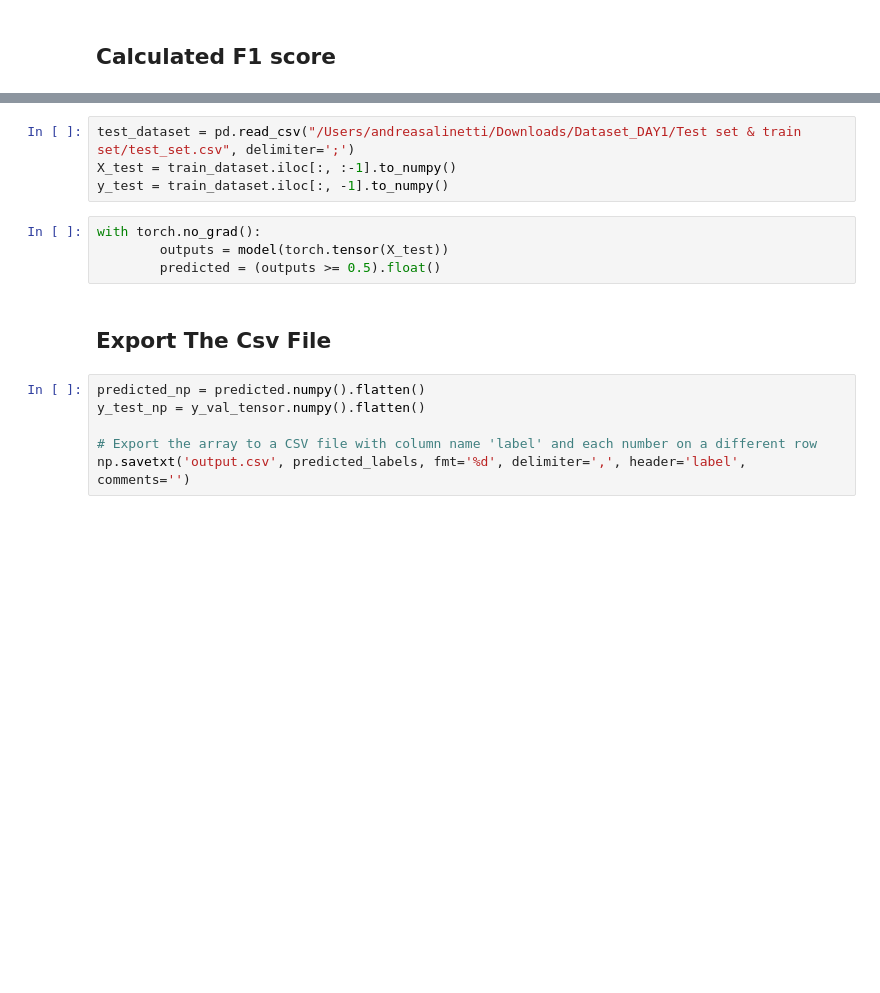
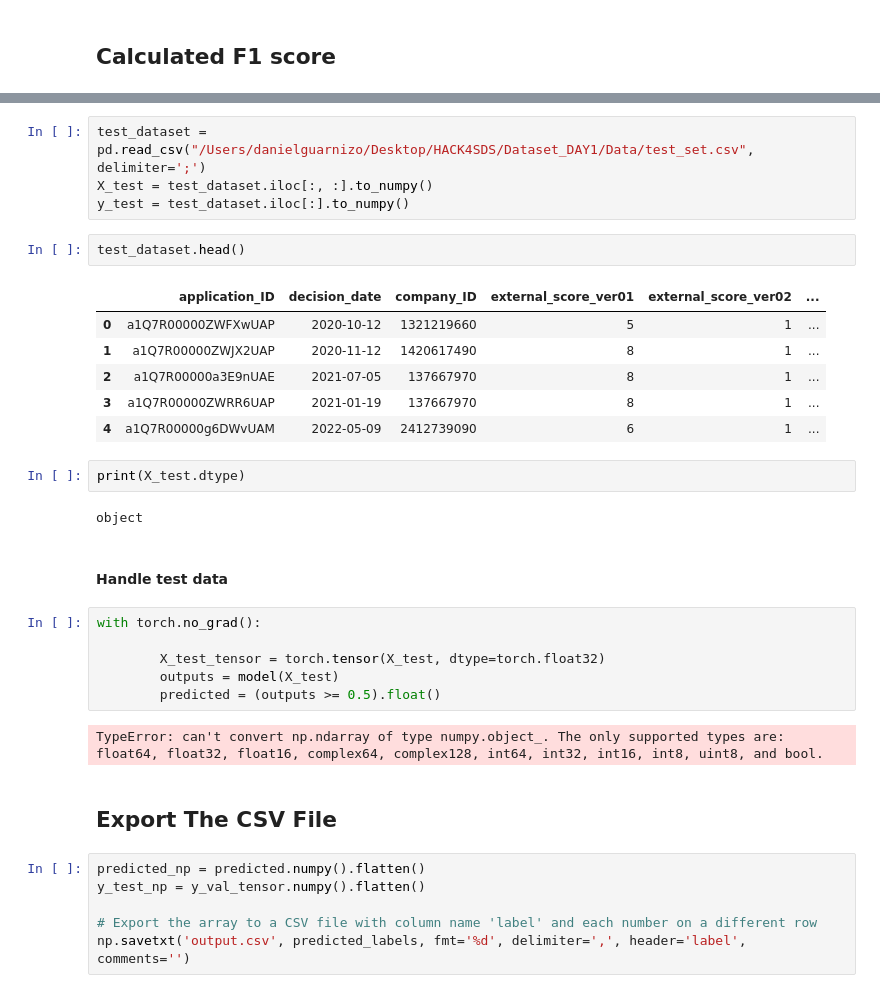
Before and after one commit to DanielGuarnizo/HACK4SDS, a Jupyter notebook: Dataset_DAY1/code.ipynb, the cells around one changed output, grey strips where cells are left out. Drawn from its saved outputs; the diff is of its cells as text; blank space fills up the shorter version.

Commit message:
add function to handle dataset

```diff
--- a/Dataset_DAY1/code.ipynb
+++ b/Dataset_DAY1/code.ipynb
@@ -463,13 +425,32 @@ F1 score on test set: 0.0436
 # %%
-test_dataset = pd.read_csv("/Users/andreasalinetti/Downloads/Dataset_DAY1/Test set & train set/test_set.csv", delimiter=';')
-X_test = train_dataset.iloc[:, :-1].to_numpy()
-y_test = train_dataset.iloc[:, -1].to_numpy()
+test_dataset = pd.read_csv("/Users/danielguarnizo/Desktop/HACK4SDS/Dataset_DAY1/Data/test_set.csv", delimiter=';')
+X_test = test_dataset.iloc[:, :].to_numpy()
+y_test = test_dataset.iloc[:].to_numpy()
+# %%
+test_dataset.head()
+# %% [output]
+|  | application_ID | decision_date | company_ID | external_score_ver01 | external_score_ver02 | ... |
+| 0 | a1Q7R00000ZWFXwUAP | 2020-10-12 | 1321219660 | 5 | 1 | ... |
+| 1 | a1Q7R00000ZWJX2UAP | 2020-11-12 | 1420617490 | 8 | 1 | ... |
+| 2 | a1Q7R00000a3E9nUAE | 2021-07-05 | 137667970 | 8 | 1 | ... |
+| 3 | a1Q7R00000ZWRR6UAP | 2021-01-19 | 137667970 | 8 | 1 | ... |
+| 4 | a1Q7R00000g6DWvUAM | 2022-05-09 | 2412739090 | 6 | 1 | ... |
+# %%
+print(X_test.dtype)
+# %% [output]
+object
+# %% [markdown]
+#### Handle test data
 # %%
 with torch.no_grad():
-        outputs = model(torch.tensor(X_test))
+
+        X_test_tensor = torch.tensor(X_test, dtype=torch.float32)
+        outputs = model(X_test)
         predicted = (outputs >= 0.5).float()
+# %% [output]
+TypeError: can't convert np.ndarray of type numpy.object_. The only supported types are: float64, float32, float16, complex64, complex128, int64, int32, int16, int8, uint8, and bool.
 # %% [markdown]
-## Export The Csv File
+## Export The CSV File
 # %%
 predicted_np = predicted.numpy().flatten()
 y_test_np = y_val_tensor.numpy().flatten()
```
Also changed, not shown: parts of 20 cells of this notebook, 3 other files.
